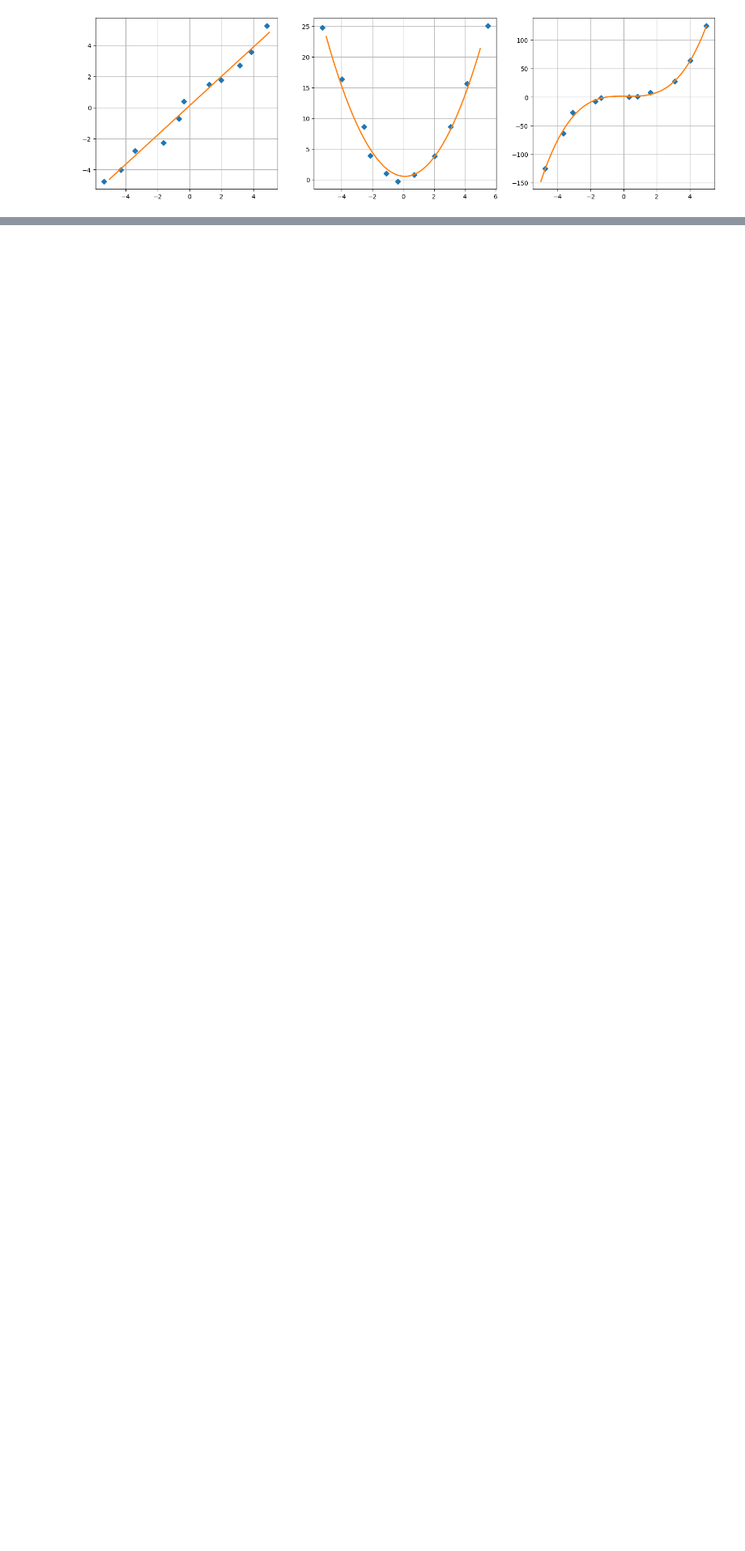
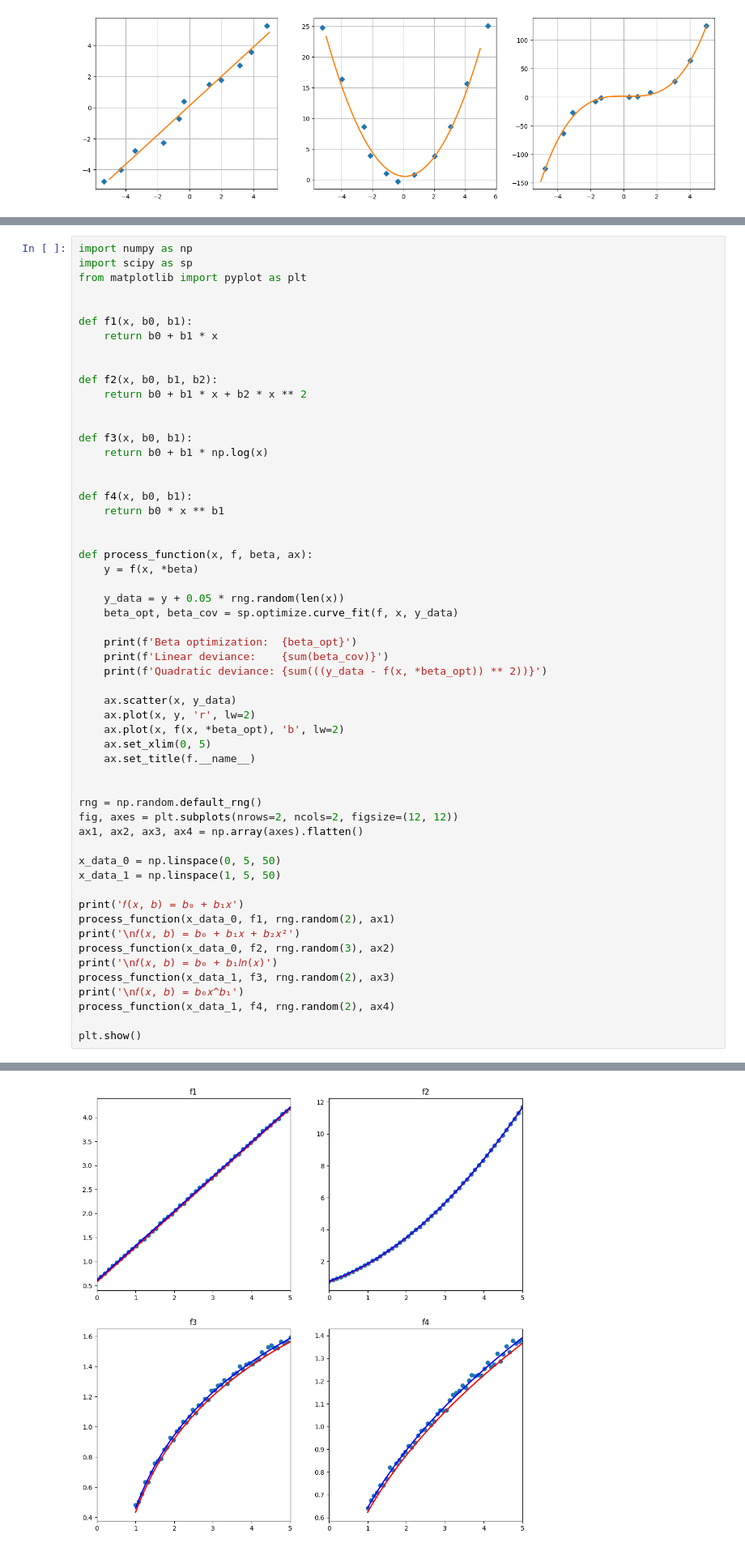
Before and after one commit to M4yd3/uni-ai, a Jupyter notebook: Marchenko_S_Workbook4.ipynb, the cells around one changed output, grey strips where cells are left out. Shown: that part at 81% size. Cells and saved outputs as stored; diff of their text form; blank space fills up the shorter version.

```diff
--- a/Marchenko_S_Workbook4.ipynb
+++ b/Marchenko_S_Workbook4.ipynb
@@ -58,0 +62,57 @@ plt.show()
+# %%
+import numpy as np
+import scipy as sp
+from matplotlib import pyplot as plt
+
+
+def f1(x, b0, b1):
+    return b0 + b1 * x
+
+
+def f2(x, b0, b1, b2):
+    return b0 + b1 * x + b2 * x ** 2
+
+
+def f3(x, b0, b1):
+    return b0 + b1 * np.log(x)
+
+
+def f4(x, b0, b1):
+    return b0 * x ** b1
+
+
+def process_function(x, f, beta, ax):
+    y = f(x, *beta)
+
+    y_data = y + 0.05 * rng.random(len(x))
+    beta_opt, beta_cov = sp.optimize.curve_fit(f, x, y_data)
+
+    print(f'Beta optimization:  {beta_opt}')
+    print(f'Linear deviance:    {sum(beta_cov)}')
+    print(f'Quadratic deviance: {sum(((y_data - f(x, *beta_opt)) ** 2))}')
+
+    ax.scatter(x, y_data)
+    ax.plot(x, y, 'r', lw=2)
+    ax.plot(x, f(x, *beta_opt), 'b', lw=2)
+    ax.set_xlim(0, 5)
+    ax.set_title(f.__name__)
+
+
+rng = np.random.default_rng()
+fig, axes = plt.subplots(nrows=2, ncols=2, figsize=(12, 12))
+ax1, ax2, ax3, ax4 = np.array(axes).flatten()
+
+x_data_0 = np.linspace(0, 5, 50)
+x_data_1 = np.linspace(1, 5, 50)
+
+print('𝑓(𝑥, 𝑏) = 𝑏₀ + 𝑏₁𝑥')
+process_function(x_data_0, f1, rng.random(2), ax1)
+print('\n𝑓(𝑥, 𝑏) = 𝑏₀ + 𝑏₁𝑥 + 𝑏₂𝑥²')
+process_function(x_data_0, f2, rng.random(3), ax2)
+print('\n𝑓(𝑥, 𝑏) = 𝑏₀ + 𝑏₁𝑙𝑛(𝑥)')
+process_function(x_data_1, f3, rng.random(2), ax3)
+print('\n𝑓(𝑥, 𝑏) = 𝑏₀𝑥^𝑏₁')
+process_function(x_data_1, f4, rng.random(2), ax4)
+
+plt.show()
+# %% [output]
@@ -58,0 +138 @@ plt.show()
+[figure, added]
```
Also changed, not shown: parts of 2 cells of this notebook.
